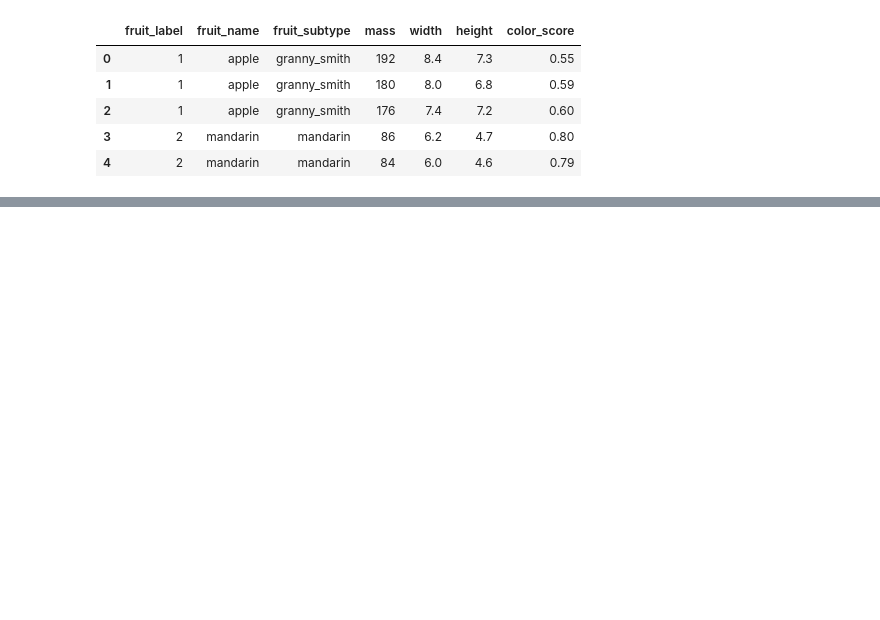
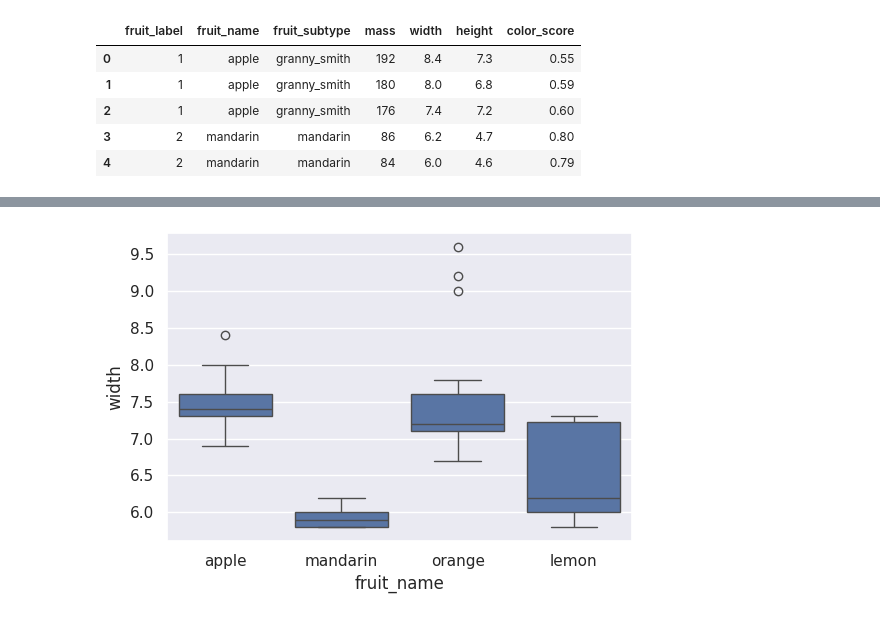
Before and after one commit to Estafy/MachineLearning, a Jupyter notebook: UNIDAD3/Practica1_3.ipynb, the cells around one changed output, grey strips where cells are left out. Cells and saved outputs as stored; diff of their text form; code cells hidden in the pictures; blank space fills up the shorter version.

```diff
--- a/UNIDAD3/Practica1_3.ipynb
+++ b/UNIDAD3/Practica1_3.ipynb
@@ -16,0 +61,5 @@ frutas.head()
+# %%
+sns.boxplot(x='fruit_name', y='width', data=frutas)
+plt.show()
+# %% [output]
+[figure, added]
```
Also changed, not shown: parts of 8 cells of this notebook.
